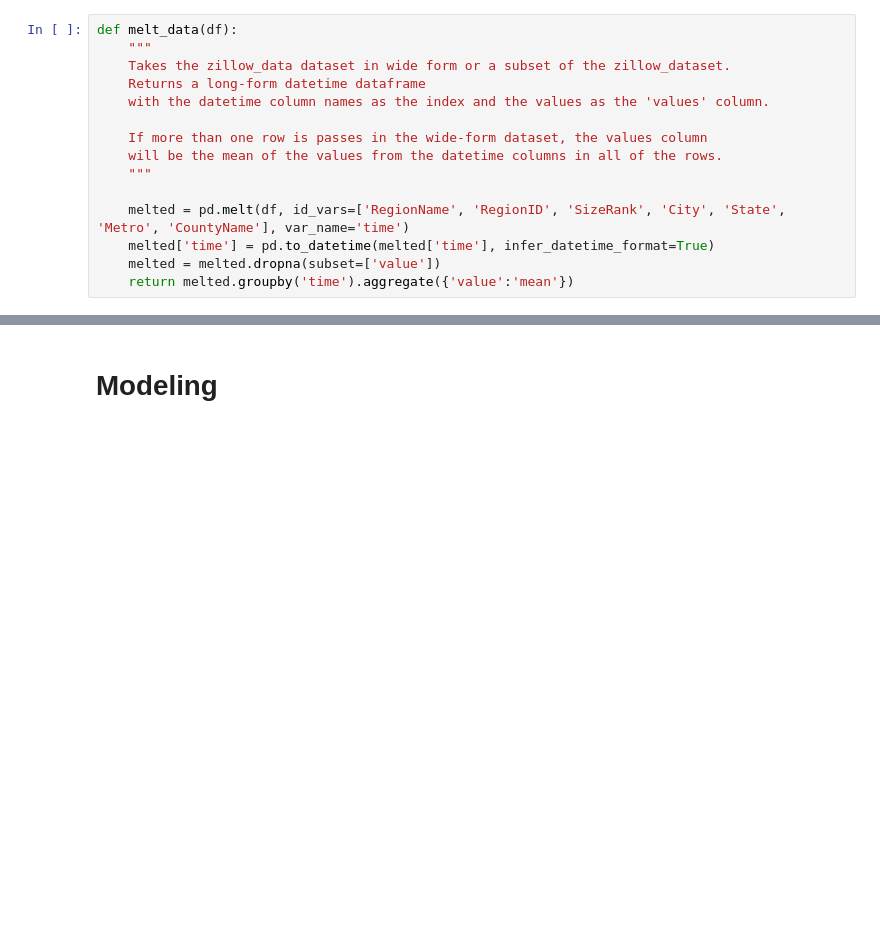
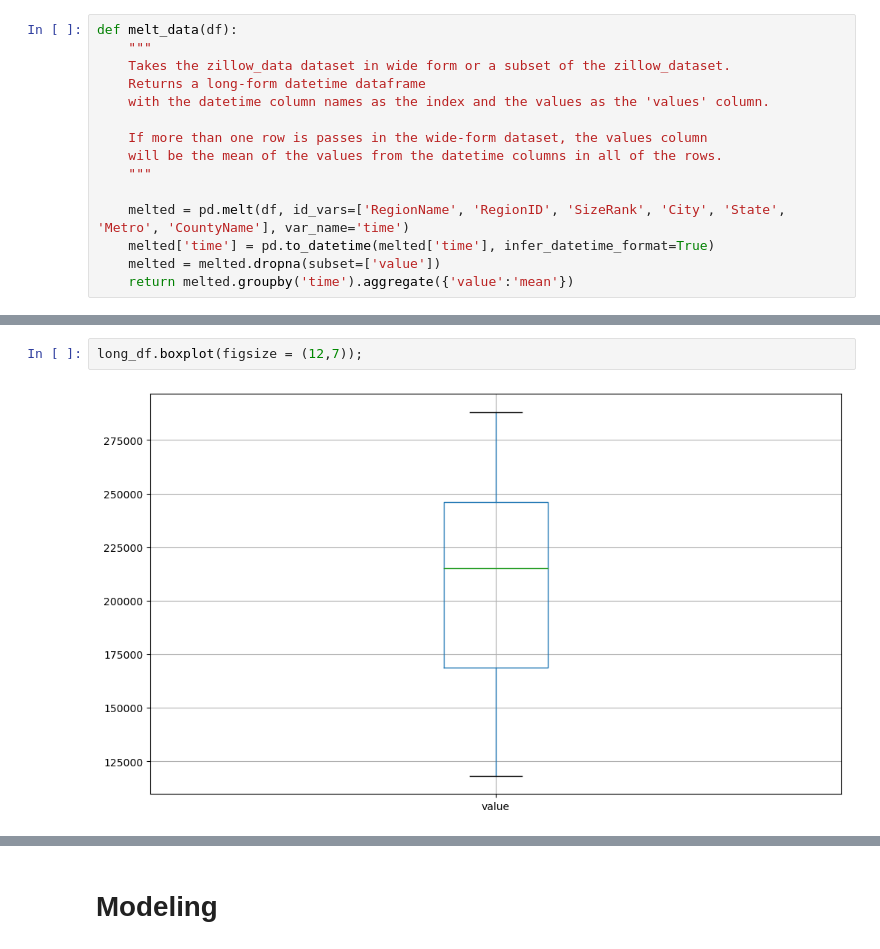
Before and after one commit to lalynjay/Time_series_analysis, a Jupyter notebook: Time_series_analysis.ipynb, the cells around one changed output, grey strips where cells are left out. Cells and saved outputs as stored; diff of their text form; blank space fills up the shorter version.

```diff
--- a/Time_series_analysis.ipynb
+++ b/Time_series_analysis.ipynb
@@ -194,0 +340,4 @@ long_df_annual.boxplot(figsize = (12,7));
+# %%
+long_df.boxplot(figsize = (12,7));
+# %% [output]
+[figure, added]
```
Also changed, not shown: parts of 38 cells of this notebook.
